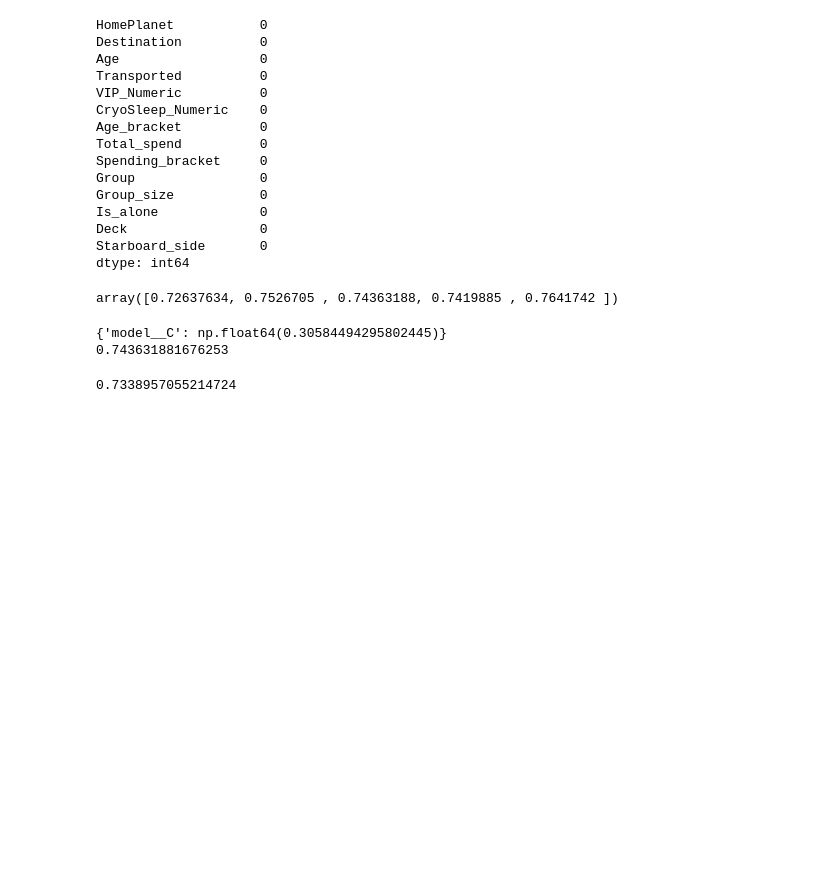
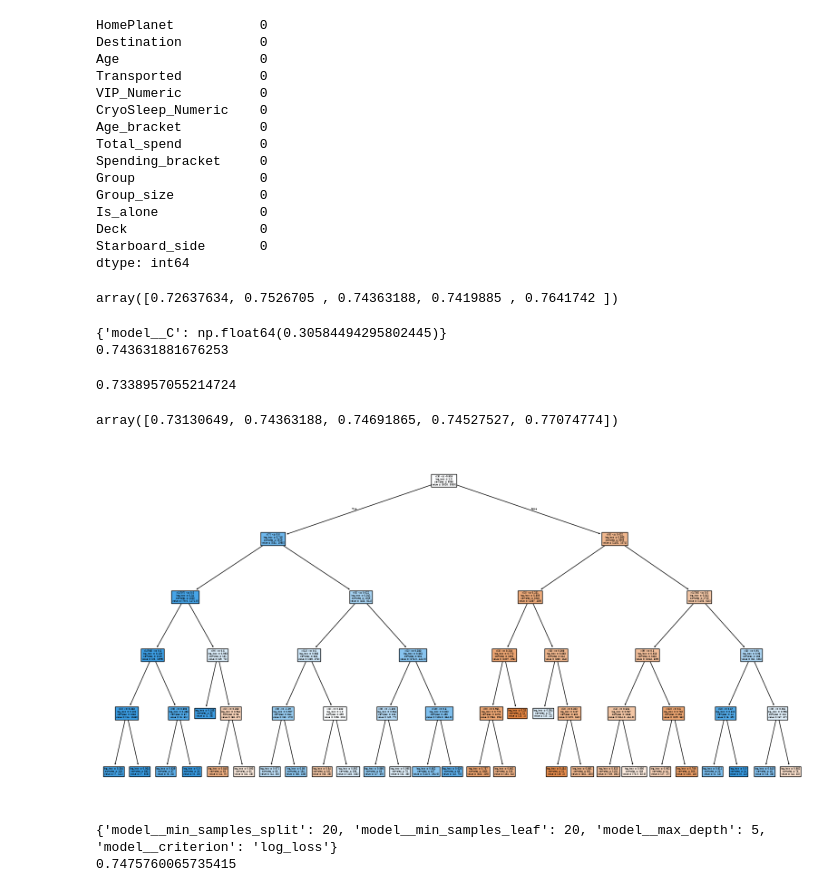
Before and after one commit to Muhammad-Awais-Tariq/Spaceship_Titanic, a Jupyter notebook: Exploration.ipynb, the cells around one changed output. Saved outputs shown, nothing was run; the diff lists cells and outputs as text; code cells hidden in the pictures; blank space fills up the shorter version.

Commit message:
done the decesion tree

```diff
--- a/Exploration.ipynb
+++ b/Exploration.ipynb
@@ -314,3 +315,23 @@ final_score = logistic_pipeline.score(X_test , y_test)
 final_score
 # %% [output]
 0.7338957055214724
+# %%
+Tree_pipeline = Pipeline(
+    [
+        ("Feature_engineering" , FunctionTransformer(transform)),
+        ("Preprocessing" , preprocessor),
+        ("model" , DecisionTreeClassifier(min_samples_split =  20, min_samples_leaf =  20, max_depth = 5, criterion = "log_loss" , random_state=42))
+    ]
+)
+# %%
+scores = cross_val_score(Tree_pipeline ,X_train , y_train , cv = 5 , scoring="accuracy" )
+scores
+# %% [output]
+array([0.73130649, 0.74363188, 0.74691865, 0.74527527, 0.77074774])
+# %%
+plt.figure(figsize=(20, 10))
+Tree_pipeline.fit(X_train , y_train)
+plot_tree(Tree_pipeline.named_steps["model"], filled=True)
+plt.show()
+# %% [output]
+[figure, added]
@@ -316,0 +345,17 @@ final_score
+# %%
+random_tree_search = RandomizedSearchCV(
+    Tree_pipeline,
+    param_distributions=param_dist,
+    n_iter=20,
+    cv=5,
+    scoring="accuracy",
+    random_state=42,
+    n_jobs=-1
+)
+
+random_tree_search.fit(X_train, y_train)
+print(random_tree_search.best_params_)
+print(random_tree_search.best_score_)
+# %% [output]
+{'model__min_samples_split': 20, 'model__min_samples_leaf': 20, 'model__max_depth': 5, 'model__criterion': 'log_loss'}
+0.7475760065735415
```
Also changed, not shown: parts of 2 cells of this notebook.
